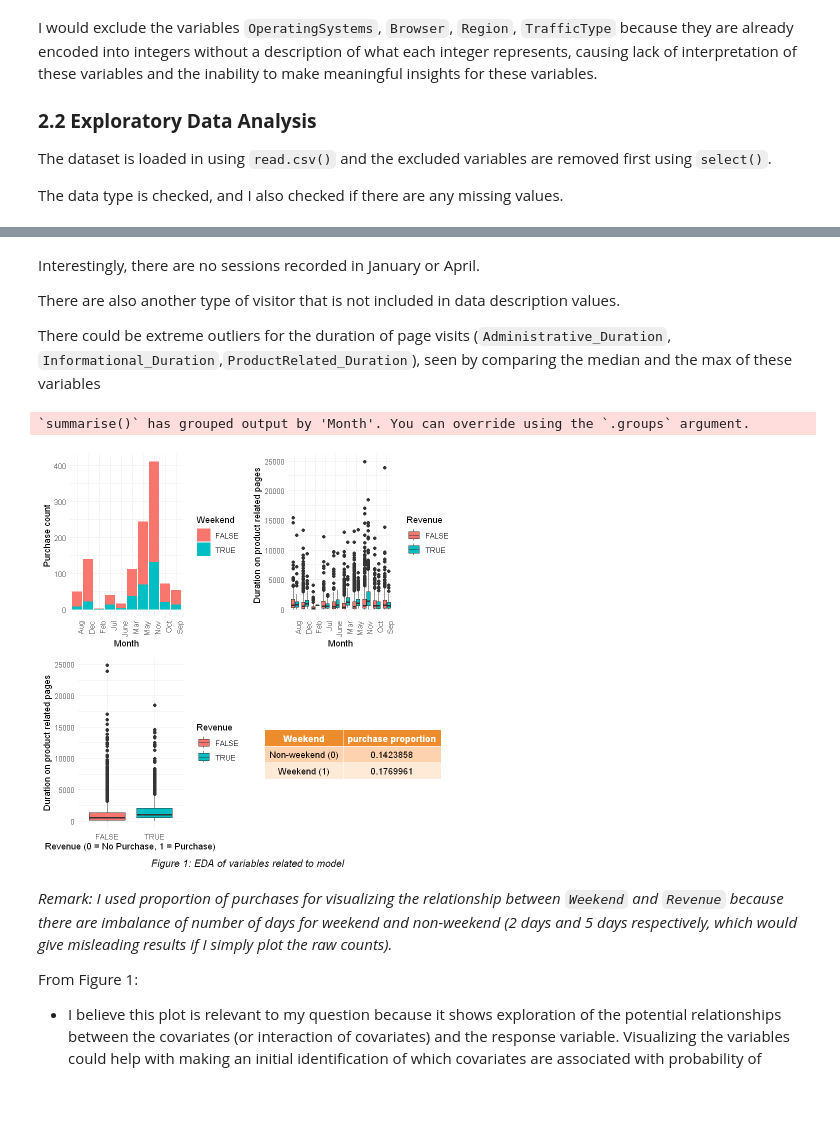
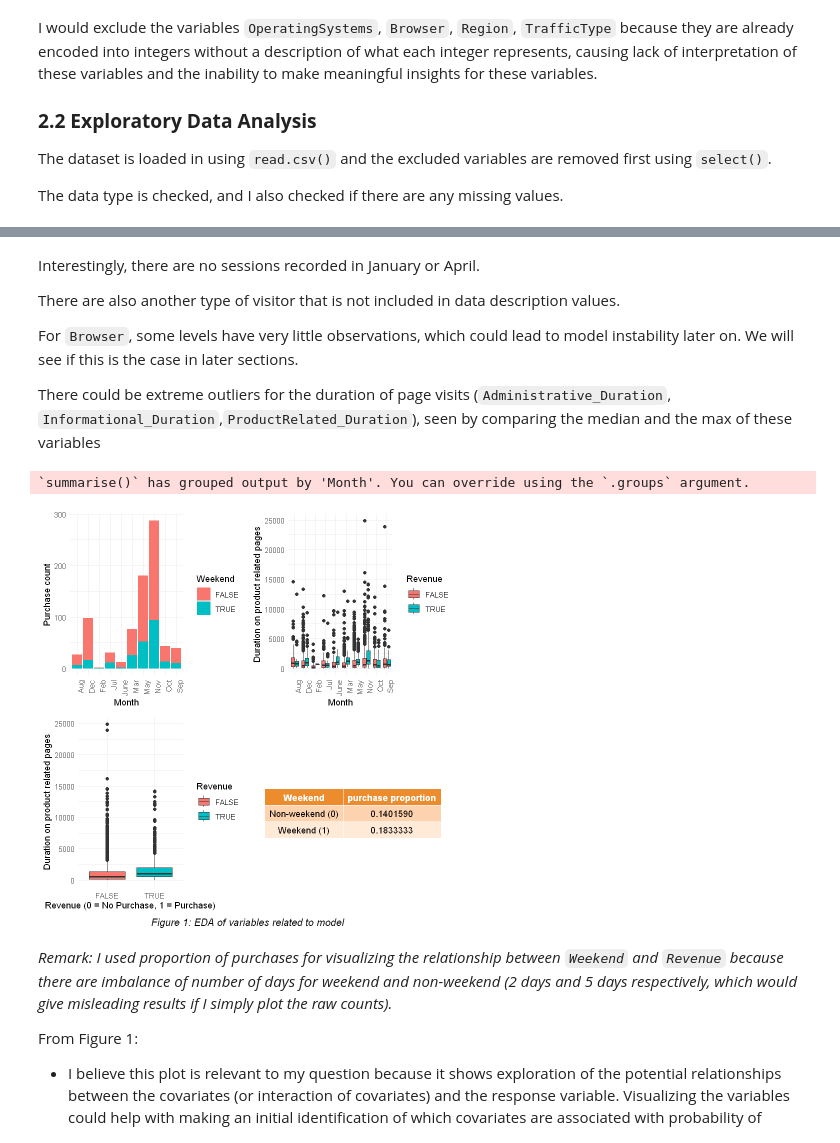
Before and after one commit to schan26/stat301-project, a Jupyter notebook: stat301_code.ipynb, the cells around one changed output, grey strips where cells are left out. Cells and saved outputs as stored; diff of their text form; code cells hidden in the pictures; blank space fills up the shorter version.

Commit message:
Added code for predictive model

```diff
--- a/stat301_code.ipynb
+++ b/stat301_code.ipynb
@@ -82,8 +97,28 @@ Loading required package: carData
 # %%
-data <- read.csv("data/online_shoppers_intention.csv")
+set.seed(42)
+
+data <- read.csv("https://raw.githubusercontent.com/schan26/stat301-project/refs/heads/main/data/online_shoppers_intention.csv")
 
 data <- data %>% filter(Region != 1) # Use data not from Region 1
-data <- data %>% select(-OperatingSystems, -Browser, -Region, - TrafficType) # Remove the excluded variables listed in section 1.3
+# data <- data %>% select(-OperatingSystems, -Browser, -Region, - TrafficType) # Remove the excluded variables listed in section 1.3
 
-head(data)
+# Change categorical variables to factor type
+data$Month <- as.factor(data$Month)
+data$VisitorType <- as.factor(data$VisitorType)
+data$OperatingSystems <- as.factor(data$OperatingSystems)
+data$Browser <- as.factor(data$Browser)
+data$Region <- as.factor(data$Region)
+data$TrafficType <- as.factor(data$TrafficType)
+
+
+# Change response to numeric type of 0 or 1
+# data$Revenue <- as.numeric(data$Revenue)
+
+# check data type of each variable
+sapply(data, class)
+
+# check for missing values count in data frame
+sum(is.na(data))
+
+nrow(data)
 # %% [output]
@@ -99,7 +159,9 @@ A data.frame: 6 × 14
 # %%
-# check data type of each variable
-sapply(data, class)
+# Split data into train and test set
+data_split <- data %>% initial_split(prop = 0.7, strata = Revenue)
+training <- training(data_split)
+testing <- testing(data_split) # Used only after all EDA and fitting
 
-# check for missing values count in data frame
-sum(is.na(data))
+head(training)
+nrow(training)
 # %% [output]
@@ -165,10 +241,12 @@ Interestingly, there are no sessions recorded in January or April.
 
 There are also another type of visitor that is not included in data description values.
 
+For `Browser`, some levels have very little observations, which could lead to model instability later on. We will see if this is the case in later sections.
+
 There could be extreme outliers for the duration of page visits (`Administrative_Duration`, `Informational_Duration`,`ProductRelated_Duration`), seen by comparing the median and the max of these variables
 # %%
 # Plot of Revenue against Month and ProductRelated_Duration
-rev_month_dur <- ggplot(data, aes(x = Month, y = ProductRelated_Duration)) +
+rev_month_dur <- ggplot(training, aes(x = Month, y = ProductRelated_Duration)) +
   geom_boxplot(aes(fill = Revenue)) +
   labs(
     x = "Month",
@@ -178,7 +256,7 @@ rev_month_dur <- ggplot(data, aes(x = Month, y = ProductRelated_Duration)) +
   theme(axis.text.x = element_text(angle = 90, hjust = 1))
 
 # Plot of Revenue against Month and Weekend
-rev_month_we_sum <- data %>%
+rev_month_we_sum <- training %>%
   group_by(Month, Weekend) %>%
   summarize(count = sum(Revenue))
 
@@ -188,36 +266,36 @@ rev_month_we <- ggplot(rev_month_we_sum, aes(x = Month, y = count, fill=Weekend)
     x = "Month",
     y = "Purchase count",
   ) +
   theme_minimal()+
   theme(axis.text.x = element_text(angle = 90, hjust = 1))
 
 # Table of Revenue against Weekend using proportion of successful purchases
-weekend_sum <- data %>%
+weekend_sum <- training %>%
   group_by(Weekend) %>%
   summarize("purchase proportion" = mean(Revenue)) %>%
   mutate(Weekend = if_else(Weekend == 0, "Non-weekend (0)", "Weekend (1)"))
 weekend_table <- ggtexttable(weekend_sum, rows = NULL,
                         theme = ttheme("mOrange"))
 
 
 # Plot of Revenue against ProductRelated_Duration
-rev_dur <- ggplot(data, aes(x = Revenue, y = ProductRelated_Duration)) +
+rev_dur <- ggplot(training, aes(x = Revenue, y = ProductRelated_Duration)) +
   geom_boxplot(aes(fill=Revenue)) +
   labs(
     x = "Revenue (0 = No Purchase, 1 = Purchase)",
     y = "Duration on product related pages",
   ) +
   theme_minimal()
 
 # combine above plots into one plot using ggarrange from ggpubr library
 plot <- ggarrange(rev_month_we, rev_month_dur, rev_dur,  weekend_table ,
           ncol = 2, nrow = 2)
 annotate_figure(plot,
                 bottom = text_grob("Figure 1: EDA of variables related to model",
                                    color = "black", face = "italic", size = 12))
 # %% [output]
 `summarise()` has grouped output by 'Month'. You can override using the `.groups` argument.
-[figure, old version]
+[figure, new version]
 # %% [markdown]
 *Remark: I used proportion of purchases for visualizing the relationship between `Weekend` and `Revenue` because there are imbalance of number of days for weekend and non-weekend (2 days and 5 days respectively, which would give misleading results if I simply plot the raw counts).*
 
```
Also changed, not shown: parts of 35 cells of this notebook.
